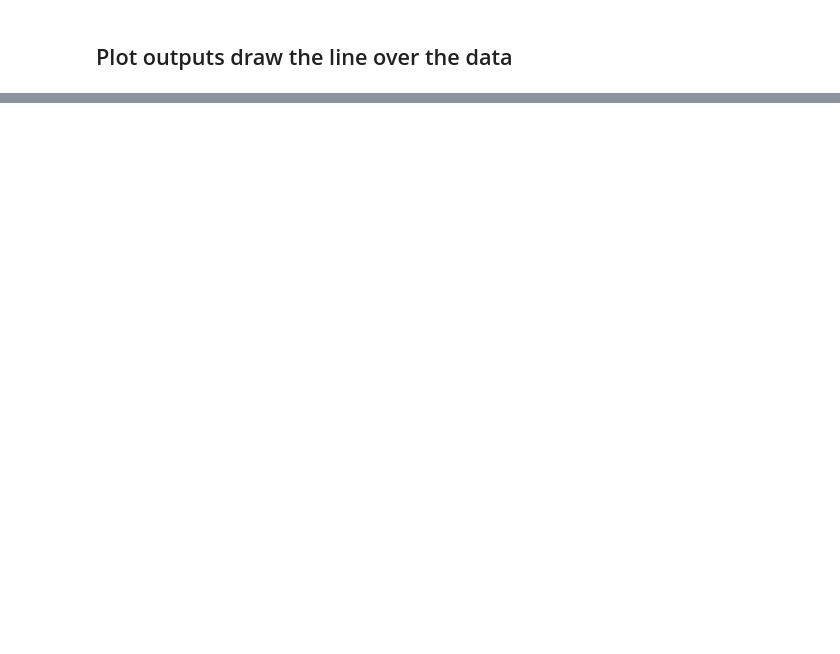
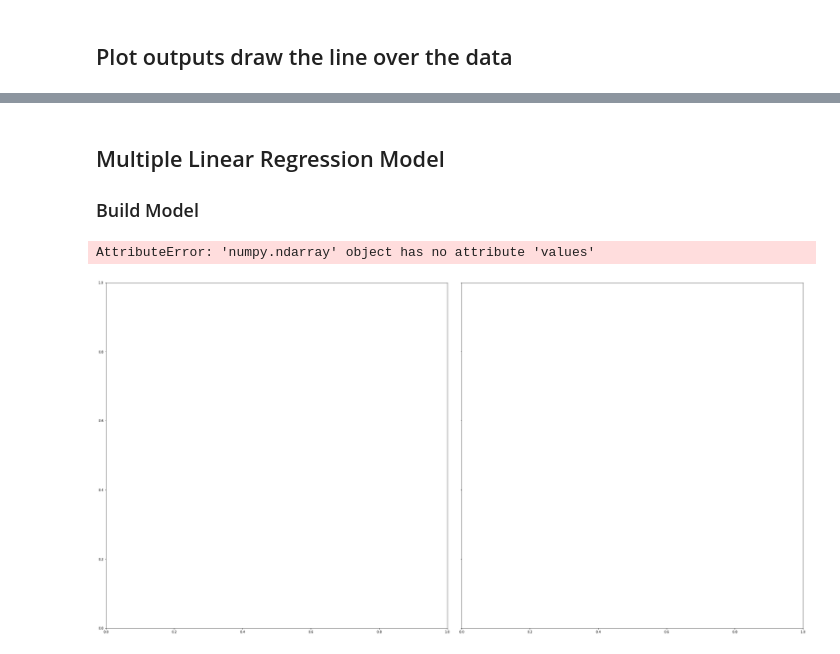
Before and after one commit to sharif-42/maruf_test_project, a Jupyter notebook: assignement.ipynb, the cells around one changed output, grey strips where cells are left out. Cells and saved outputs as stored; diff of their text form; code cells hidden in the pictures; blank space fills up the shorter version.

```diff
--- a/assignement.ipynb
+++ b/assignement.ipynb
@@ -156,0 +157,28 @@ Text(0, 0.5, 'Price')
+# %% [markdown]
+## Multiple Linear Regression Model
+### Build Model
+# %%
+from sklearn.linear_model import LinearRegression
+# linear_regr_test = LinearRegression()
+
+# x = np.asanyarray(train[['Size', 'Bed']])
+# y = np.asanyarray(train[['Price']])
+
+train_copy = train[['Size', 'Bed']]
+train_copy =pd.get_dummies(train_copy)
+train_copy=train_copy.fillna(0)
+linear_regr_test = LinearRegression()
+# %%
+fig, axes = plt.subplots(1,len(train_copy.columns.values),sharey=True,constrained_layout=True,figsize=(30,15))
+
+for i,e in enumerate(train_copy.columns):
+  linear_regr_test.fit(train_copy, y.values)
+  axes[i].set_title("Best fit line")
+  axes[i].set_xlabel(str(e))
+  axes[i].set_ylabel('SalePrice')
+  axes[i].scatter(train_copy[e].values[:,np.newaxis], y,color='g')
+  axes[i].plot(train_copy[e].values[:,np.newaxis],
+  linear_regr_test.predict(train_copy[e].values[:,np.newaxis]),color='k')
+# %% [output]
+AttributeError: 'numpy.ndarray' object has no attribute 'values'
+[figure, added]
```
Also changed, not shown: parts of 6 cells of this notebook.
